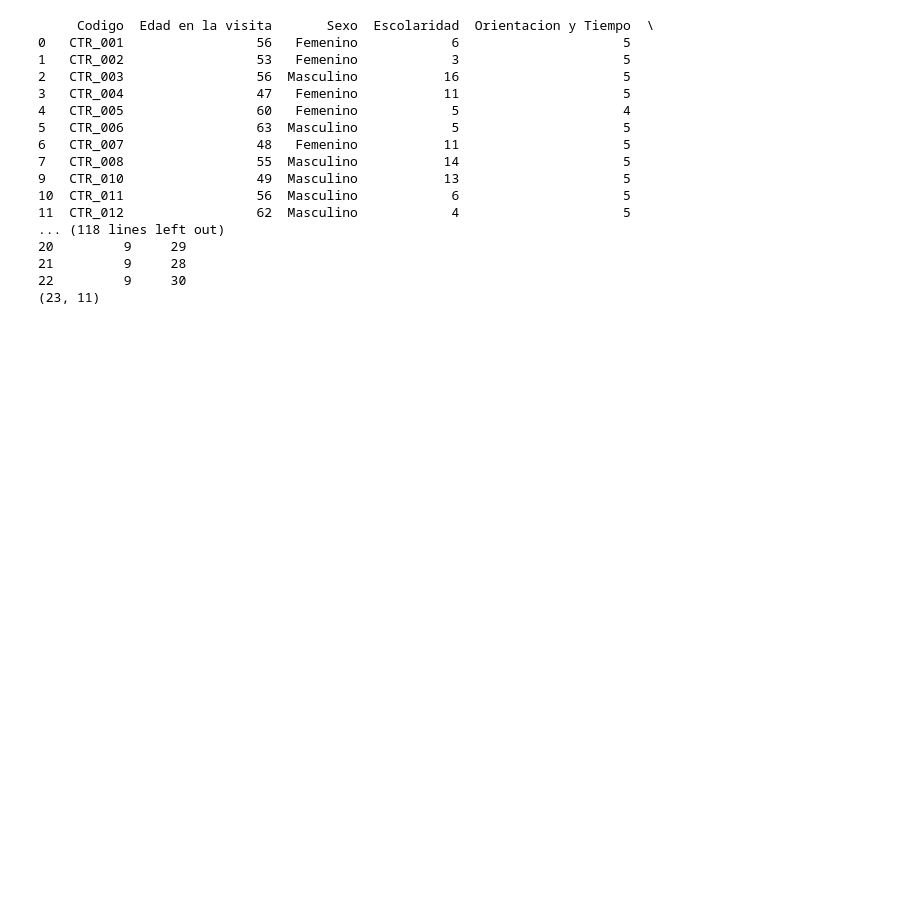
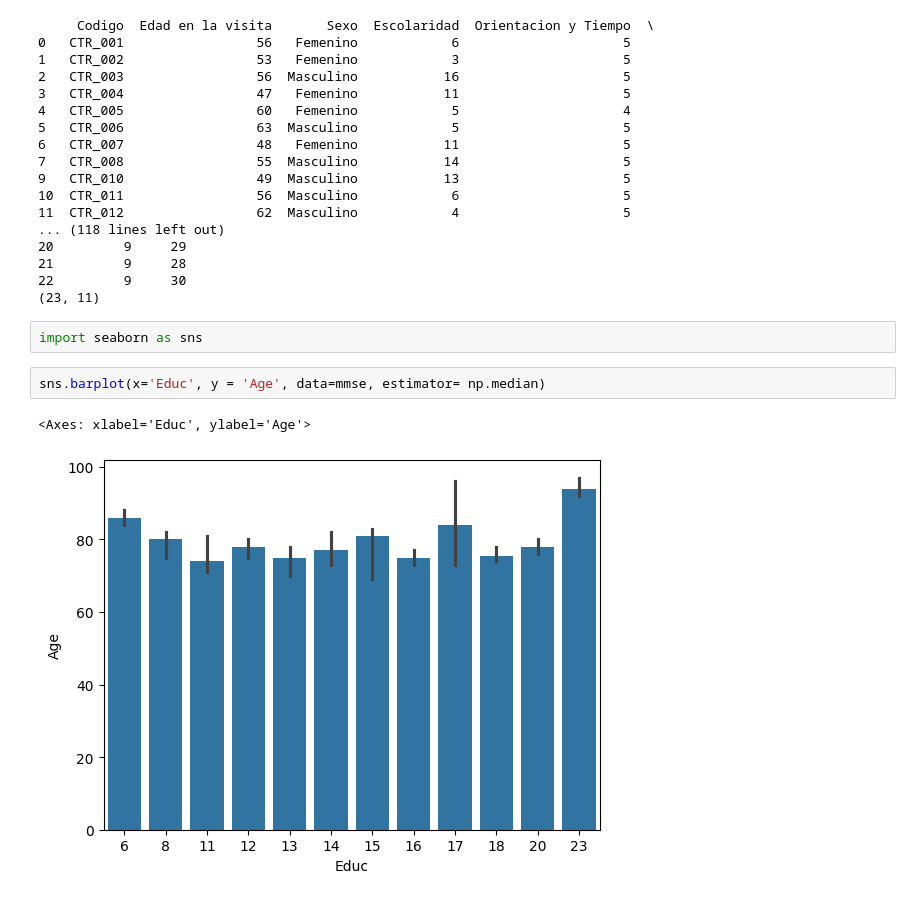
Before and after one commit to Mrios7/Info_2, a Jupyter notebook: clase19-03.ipynb, the cells around one changed output. Saved outputs shown, nothing was run; the diff lists cells and outputs as text; blank space fills up the shorter version.

```diff
--- a/clase19-03.ipynb
+++ b/clase19-03.ipynb
@@ -350,3 +350,10 @@ print(alzheimer_copy.shape)
 21         9     28
 22         9     30
 (23, 11)
+# %%
+import seaborn as sns
+# %%
+sns.barplot(x='Educ', y = 'Age', data=mmse, estimator= np.median)
+# %% [output]
+<Axes: xlabel='Educ', ylabel='Age'>
+[figure, added]
```
Also changed, not shown: parts of 6 cells of this notebook, 2 other files.
